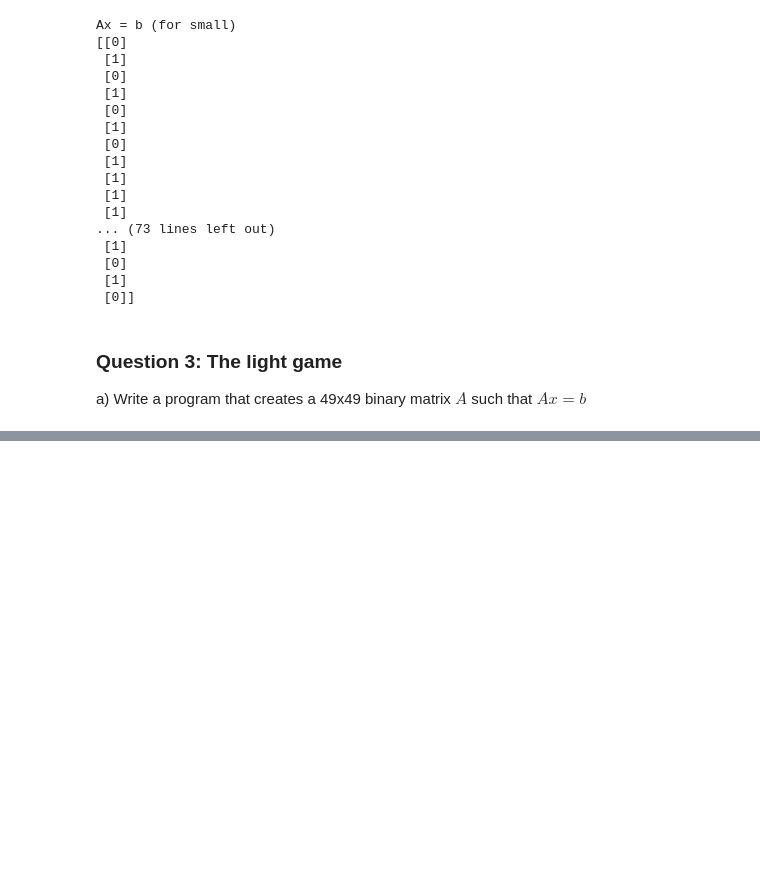
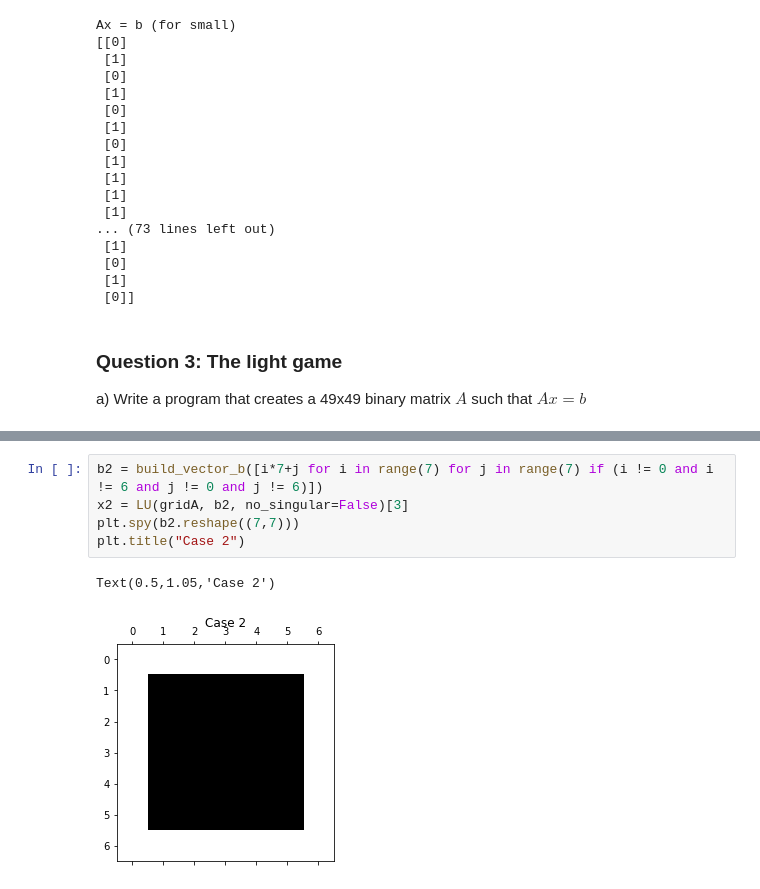
Before and after one commit to jonathanGB/am205, a Jupyter notebook: 2/AM205_HW2.ipynb, the cells around one changed output, grey strips where cells are left out. Cells and saved outputs as stored; diff of their text form; blank space fills up the shorter version.

```diff
--- a/2/AM205_HW2.ipynb
+++ b/2/AM205_HW2.ipynb
@@ -451,0 +453,8 @@ array([[1, 1, 0, ..., 0, 0, 0],
+# %%
+b2 = build_vector_b([i*7+j for i in range(7) for j in range(7) if (i != 0 and i != 6 and j != 0 and j != 6)])
+x2 = LU(gridA, b2, no_singular=False)[3]
+plt.spy(b2.reshape((7,7)))
+plt.title("Case 2")
+# %% [output]
+Text(0.5,1.05,'Case 2')
+[figure, added]
```
Also changed, not shown: parts of 20 cells of this notebook.
